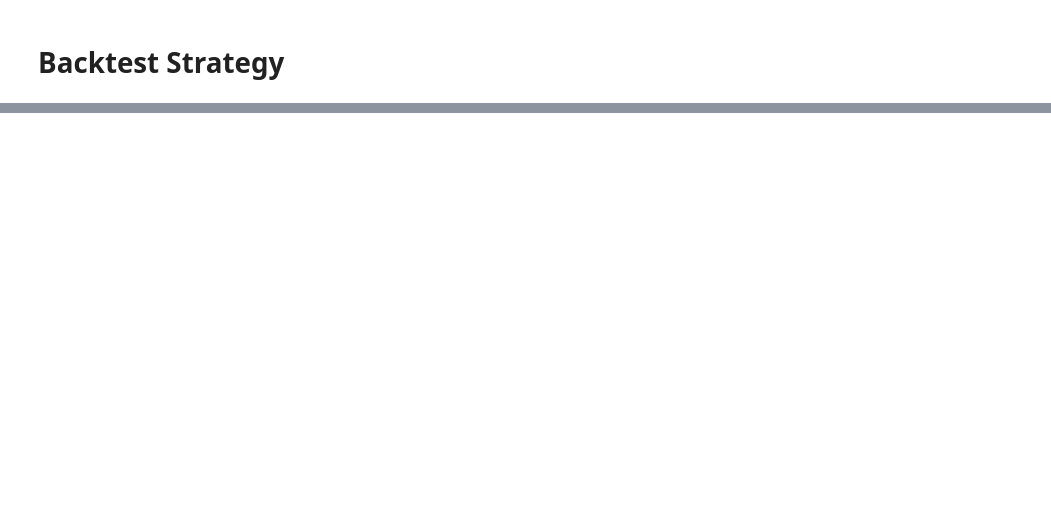
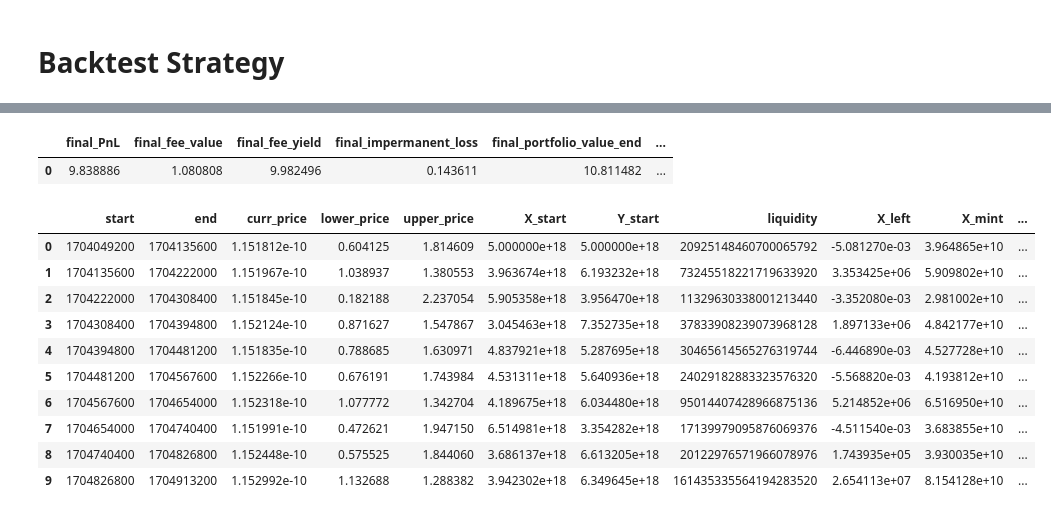
Before and after one commit to idrees535/ILP-V3, a Jupyter notebook: model_notebooks/ilp_backtest.ipynb, the cells around one changed output, grey strips where cells are left out. Drawn from its saved outputs; the diff is of its cells as text; code cells hidden in the pictures; blank space fills up the shorter version.

```diff
--- a/model_notebooks/ilp_backtest.ipynb
+++ b/model_notebooks/ilp_backtest.ipynb
@@ -53,6 +53,20 @@ def save_data_to_df(response_json):
     final_result_df = pd.DataFrame([final_result_data])
 
     return data_df, final_result_df
+
+def save_data_to_csv(data_df):
+    import os
+    # Construct the filename
+    filename = f"{agent}_{pool_id}_{start_date}_to_{end_date}.csv"
+
+    # Define the directory where the file will be saved
+    directory = "/Users/idrees/Code/ILP-Framework/model_outdir_csv/backtest"
+
+    # Create the full file path
+    file_path = os.path.join(directory, filename)
+
+    # Save the DataFrame to CSV
+    data_df.to_csv(file_path, index=False)
 
 def plot_prices_over_time(data_df):
     plt.figure(figsize=(10, 6))
@@ -183,17 +197,21 @@ def backtest_ilp(start_date, end_date, X_reserve, Y_reserve, pool_id, ddpg_agent
 
     return data_df, results_df
 
-def get_inference(ddpg_agent_path='model_storage/ddpg/ddpg_1', ppo_agent_path='model_storage/ppo/lstm_actor_critic_batch_norm', pool_id="0xcbcdf9626bc03e24f779434178a73a0b4bad62ed", date_str='2024-05-05'):
+
+def get_inference(ddpg_agent_path='model_storage/ddpg/ddpg_1', ppo_agent_path='model_storage/ppo/lstm_actor_critic_batch_norm', pool_id="0xcbcdf9626bc03e24f779434178a73a0b4bad62ed", date_str='2024-05-05', api_key='igVj0yhN8gw9rlv'):
     url = "https://ilp.tempestfinance.xyz/api/v1/predict-action/"
+    headers = {
+        'Content-Type': 'application/json',
+        'x-api-key': api_key
+    }
     data = {
-
         "pool_id": pool_id,
         "ddpg_agent_path": ddpg_agent_path,
         "ppo_agent_path": ppo_agent_path,
         "date_str": date_str
     }
     # Make the POST request
-    response = requests.post(url, json=data)
+    response = requests.post(url, json=data, headers=headers)
 
     # Check if the request was successful
     if response.status_code == 200:
@@ -201,7 +219,6 @@ def get_inference(ddpg_agent_path='model_storage/ddpg/ddpg_1', ppo_agent_path='m
             response_json = response.json()
             ddpg_action = response_json.get('ddpg_action', {})
             ppo_action = response_json.get('ppo_action', {})
-            #print(f'ppo-action: {ppo_action} & ddpg_action: {ddpg_action}')
             return ddpg_action, ppo_action
         except ValueError:
             print("Failed to parse JSON response.")
@@ -209,6 +226,7 @@ def get_inference(ddpg_agent_path='model_storage/ddpg/ddpg_1', ppo_agent_path='m
     else:
         print(f"Request failed with status code {response.status_code}: {response.text}")
         return None, None
+
 
 def simulate_position(X_reserve, Y_reserve, positions):
     print(positions)
@@ -227,18 +245,19 @@ def simulate_position(X_reserve, Y_reserve, positions):
 
     return response
 
-start_date = '11-05-24'
-end_date = '11-06-24'
+start_date = '01-01-24'
+end_date = '01-08-24'
 ddpg_agent_path = 'model_storage/ddpg/ddpg_1'
 ppo_agent_path = 'model_storage/ppo/lstm_actor_critic_batch_norm'
 pool_id = "0x109830a1aaad605bbf02a9dfa7b0b92ec2fb7daa"
-agent = "ddpg"
+agent = "ppo"
 
 
-X_reserve = 10e18
-Y_reserve = 20e18
-rebalancing_frequency = 7
+X_reserve = 5e18
+Y_reserve = 5e18
+rebalancing_frequency = 1
 
 
 data_df, results_df = backtest_ilp(start_date, end_date, X_reserve, Y_reserve, pool_id, ddpg_agent_path, ppo_agent_path, rebalancing_frequency, agent)
+save_data_to_csv(data_df)
 # %% [output]
@@ -254 +281,20 @@ Voyager API response:{'error': 'float division by zero', 'status': 'failed'}
+# %%
+results_df.head()
+# %% [output]
+|  | final_PnL | final_fee_value | final_fee_yield | final_impermanent_loss | final_portfolio_value_end | ... |
+| 0 | 9.838886 | 1.080808 | 9.982496 | 0.143611 | 10.811482 | ... |
+# %%
+data_df.head(10)
+# %% [output]
+|  | start | end | curr_price | lower_price | upper_price | X_start | Y_start | liquidity | X_left | X_mint | ... |
+| 0 | 1704049200 | 1704135600 | 1.151812e-10 | 0.604125 | 1.814609 | 5.000000e+18 | 5.000000e+18 | 20925148460700065792 | -5.081270e-03 | 3.964865e+10 | ... |
+| 1 | 1704135600 | 1704222000 | 1.151967e-10 | 1.038937 | 1.380553 | 3.963674e+18 | 6.193232e+18 | 73245518221719633920 | 3.353425e+06 | 5.909802e+10 | ... |
+| 2 | 1704222000 | 1704308400 | 1.151845e-10 | 0.182188 | 2.237054 | 5.905358e+18 | 3.956470e+18 | 11329630338001213440 | -3.352080e-03 | 2.981002e+10 | ... |
+| 3 | 1704308400 | 1704394800 | 1.152124e-10 | 0.871627 | 1.547867 | 3.045463e+18 | 7.352735e+18 | 37833908239073968128 | 1.897133e+06 | 4.842177e+10 | ... |
+| 4 | 1704394800 | 1704481200 | 1.151835e-10 | 0.788685 | 1.630971 | 4.837921e+18 | 5.287695e+18 | 30465614565276319744 | -6.446890e-03 | 4.527728e+10 | ... |
+| 5 | 1704481200 | 1704567600 | 1.152266e-10 | 0.676191 | 1.743984 | 4.531311e+18 | 5.640936e+18 | 24029182883323576320 | -5.568820e-03 | 4.193812e+10 | ... |
+| 6 | 1704567600 | 1704654000 | 1.152318e-10 | 1.077772 | 1.342704 | 4.189675e+18 | 6.034480e+18 | 95014407428966875136 | 5.214852e+06 | 6.516950e+10 | ... |
+| 7 | 1704654000 | 1704740400 | 1.151991e-10 | 0.472621 | 1.947150 | 6.514981e+18 | 3.354282e+18 | 17139979095876069376 | -4.511540e-03 | 3.683855e+10 | ... |
+| 8 | 1704740400 | 1704826800 | 1.152448e-10 | 0.575525 | 1.844060 | 3.686137e+18 | 6.613205e+18 | 20122976571966078976 | 1.743935e+05 | 3.930035e+10 | ... |
+| 9 | 1704826800 | 1704913200 | 1.152992e-10 | 1.132688 | 1.288382 | 3.942302e+18 | 6.349645e+18 | 161435335564194283520 | 2.654113e+07 | 8.154128e+10 | ... |
 # %%
```
Also changed, not shown: parts of 7 cells of this notebook, 5 other files.
